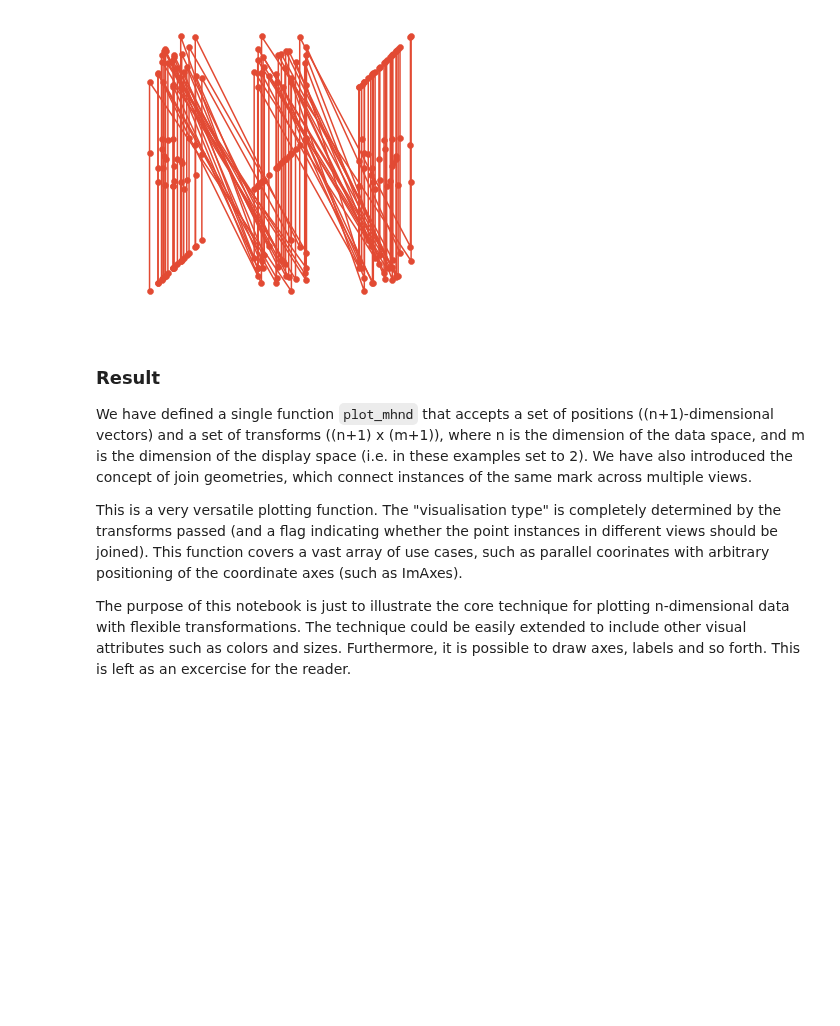
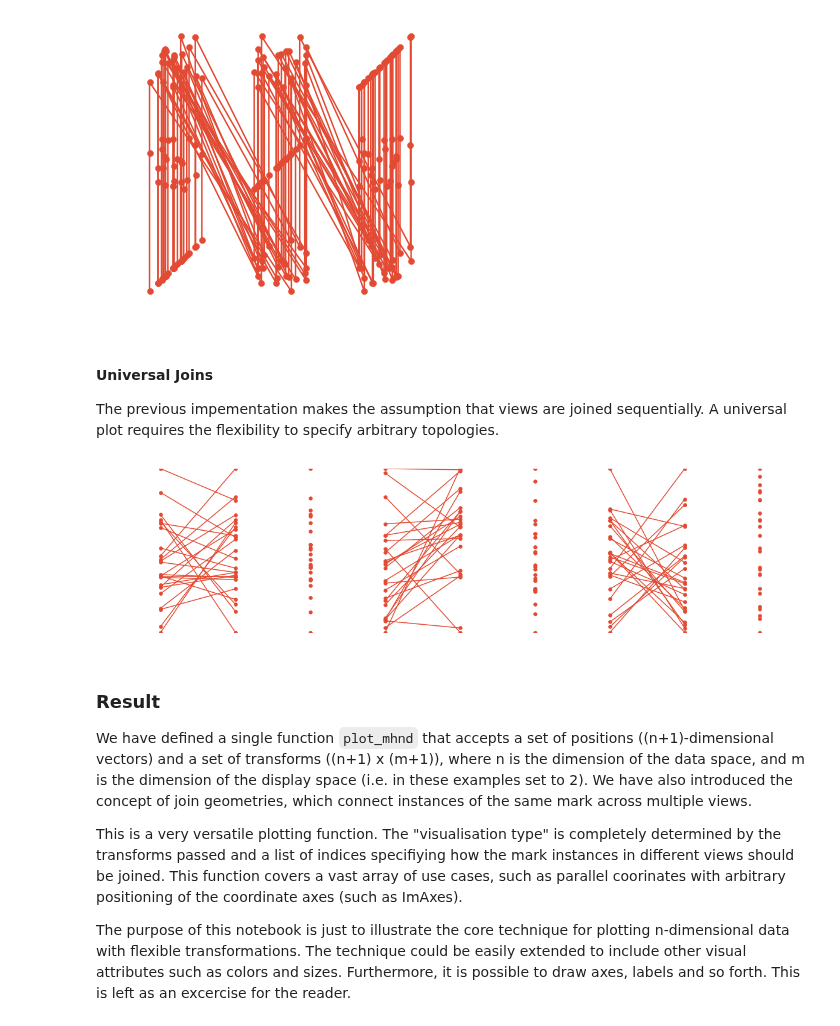
Before and after one commit to filonik/filonik.github.io, a Jupyter notebook: projects/notebooks/Parallel Coordinates.ipynb, the cells around one changed output. Saved outputs shown, nothing was run; the diff lists cells and outputs as text; code cells hidden in the pictures; blank space fills up the shorter version.

Commit message:
Added universal joins.

```diff
--- a/projects/notebooks/Parallel Coordinates.ipynb
+++ b/projects/notebooks/Parallel Coordinates.ipynb
@@ -237,11 +237,52 @@ Not really useful, but just for fun, let's try joining the scatterplot matrix:
 plot_mhnd(data_h3d, transforms, size=(5,5), join=True)
 # %% [output]
 [figure]
+# %% [markdown]
+#### Universal Joins
+The previous impementation makes the assumption that views are joined sequentially. A universal plot requires the flexibility to specify arbitrary topologies.
+# %%
+def plot_mhnd(positions, transforms, size=None, joins=None):
+    size = (10,10) if size is None else size
+    joins = [] if joins is None else joins
+    fig, ax = plt.subplots(figsize=size)
+
+    # "Normalised Coordinates"
+    ax.set_xlim(-1.0, +1.0)
+    ax.set_ylim(-1.0, +1.0)
+
+    cycle = plt.rcParams['axes.prop_cycle'].by_key()['color']
+    color = cycle[0]
+
+    # Transform data
+    views = positions @ transforms
+
+    for view in views:
+        # Draw points
+        x, y, w = view.T
+        ax.scatter(x/w, y/w, c=color)
+
+    # Optional: Join views...
+    for i, j in joins:
+        for k in range(len(positions)):
+            line = np.array([views[i][k], views[j][k]])
+            # Draw lines
+            x, y, w = line.T
+            ax.plot(x/w, y/w, c=color)
+
+    plt.axis('off')
+    plt.show()
+# %%
+model = la.transform_normalise(data_h9d)
+transforms = np.array([model @ parallel_coordinates(9, i) for i in range(9)])
+# %%
+plot_mhnd(data_h9d, transforms, size=(20,5), joins=[[0,1],[3,4],[6,7]])
+# %% [output]
+[figure, added]
 # %% [markdown]
 ### Result
 
 We have defined a single function `plot_mhnd` that accepts a set of positions ((n+1)-dimensional vectors) and a set of transforms ((n+1) x (m+1)), where n is the dimension of the data space, and m is the dimension of the display space (i.e. in these examples set to 2). We have also introduced the concept of join geometries, which connect instances of the same mark across multiple views.
 
-This is a very versatile plotting function. The "visualisation type" is completely determined by the transforms passed (and a flag indicating whether the point instances in different views should be joined). This function covers a vast array of use cases, such as parallel coorinates with arbitrary positioning of the coordinate axes (such as ImAxes).
+This is a very versatile plotting function. The "visualisation type" is completely determined by the transforms passed and a list of indices specifiying how the mark instances in different views should be joined. This function covers a vast array of use cases, such as parallel coorinates with arbitrary positioning of the coordinate axes (such as ImAxes).
 
 The purpose of this notebook is just to illustrate the core technique for plotting n-dimensional data with flexible transformations. The technique could be easily extended to include other visual attributes such as colors and sizes. Furthermore, it is possible to draw axes, labels and so forth. This is left as an excercise for the reader.
```
